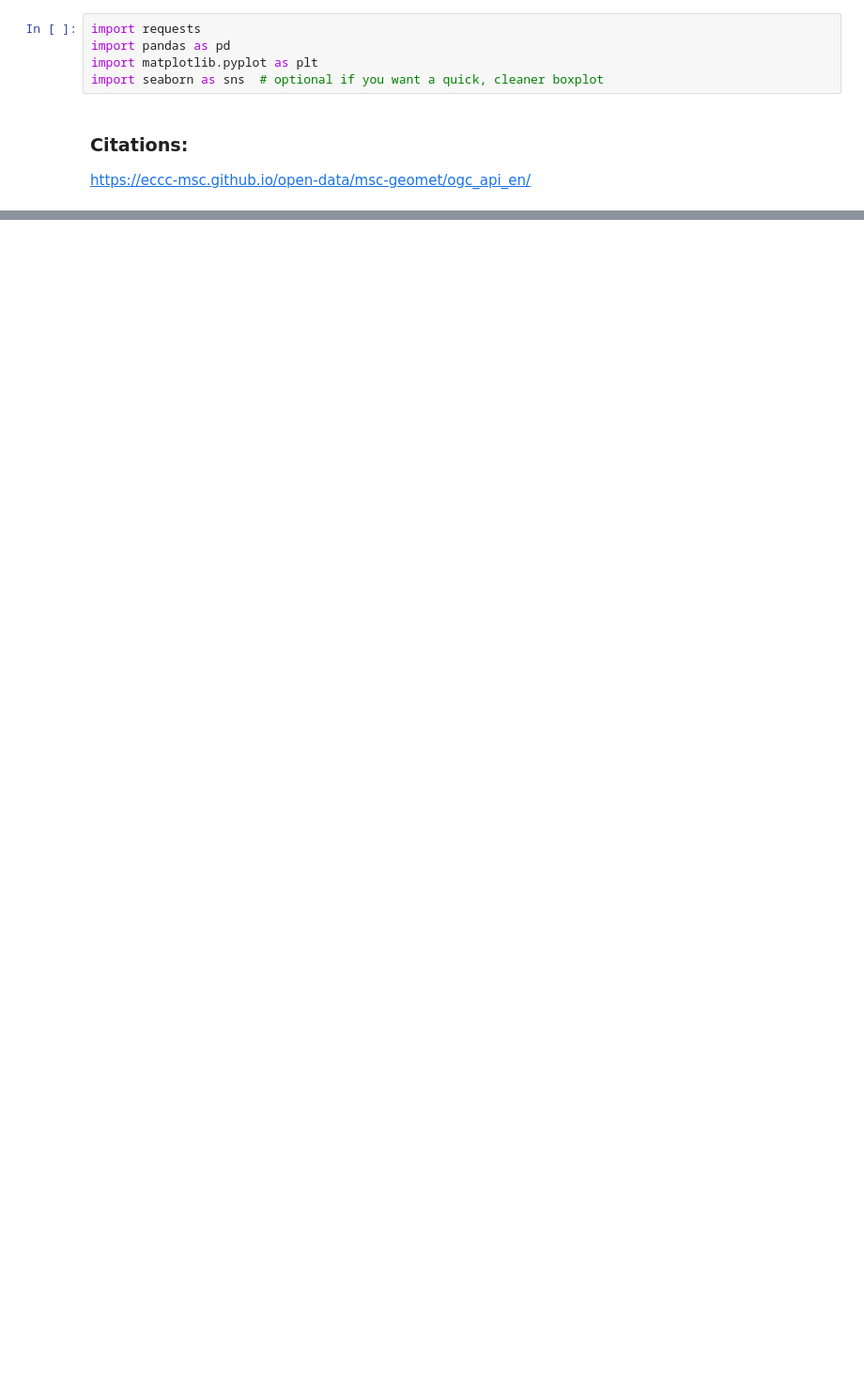
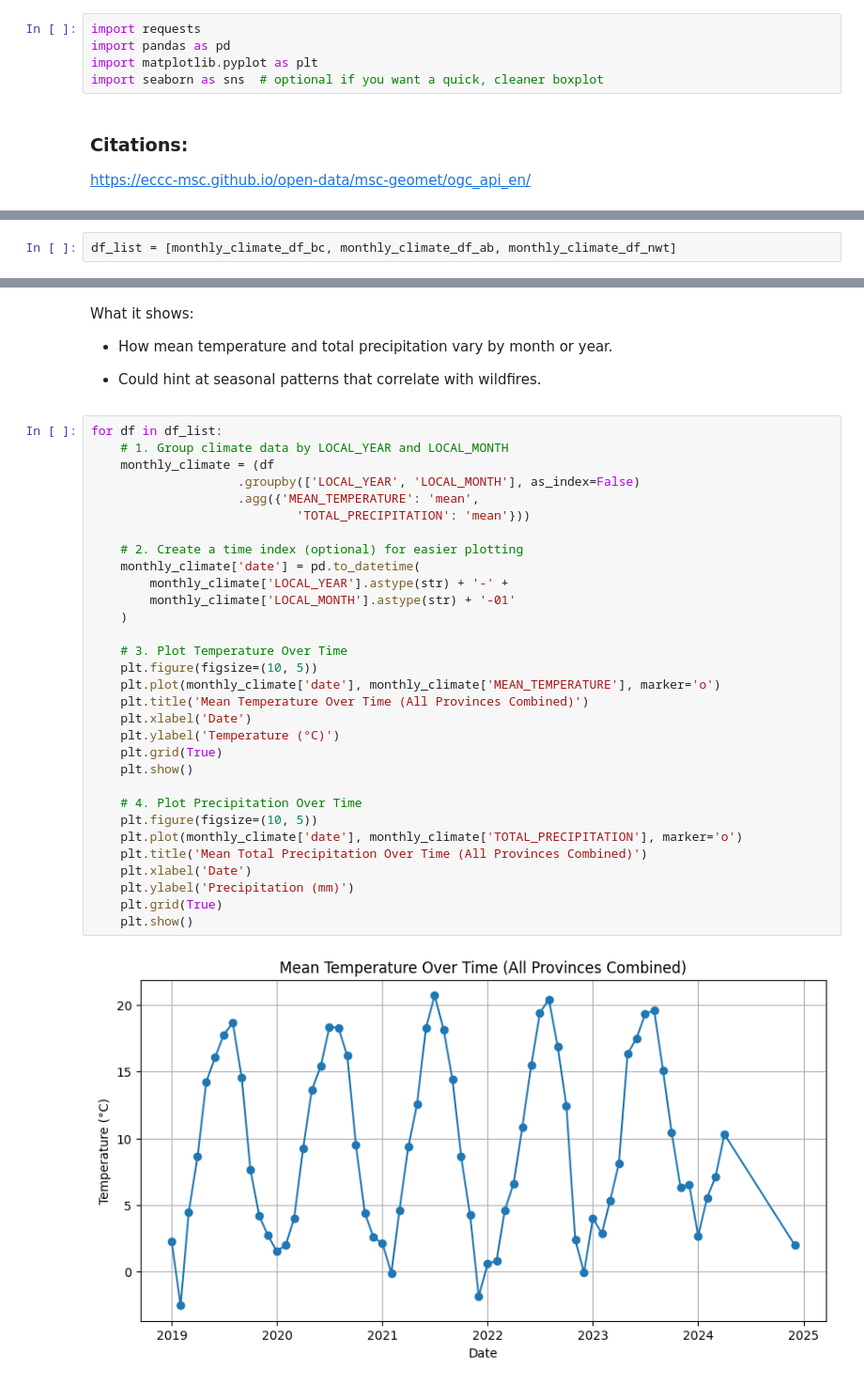
Before and after one commit to aryanballani/orbitx_data, a Jupyter notebook: climate_data.ipynb, the cells around one changed output, grey strips where cells are left out. Shown at 94% size. Drawn from its saved outputs; the diff is of its cells as text; blank space fills up the shorter version.

Commit message:
update data processing scripts for enhanced performance

```diff
--- a/climate_data.ipynb
+++ b/climate_data.ipynb
@@ -63,0 +44,2 @@ memory usage: 2.6+ MB
+# %%
+df_list = [monthly_climate_df_bc, monthly_climate_df_ab, monthly_climate_df_nwt]
@@ -63,0 +48,39 @@ memory usage: 2.6+ MB
+# %% [markdown]
+What it shows:
+
+- How mean temperature and total precipitation vary by month or year.
+
+- Could hint at seasonal patterns that correlate with wildfires.
+# %%
+for df in df_list:
+    # 1. Group climate data by LOCAL_YEAR and LOCAL_MONTH
+    monthly_climate = (df
+                    .groupby(['LOCAL_YEAR', 'LOCAL_MONTH'], as_index=False)
+                    .agg({'MEAN_TEMPERATURE': 'mean',
+                            'TOTAL_PRECIPITATION': 'mean'}))
+
+    # 2. Create a time index (optional) for easier plotting
+    monthly_climate['date'] = pd.to_datetime(
+        monthly_climate['LOCAL_YEAR'].astype(str) + '-' +
+        monthly_climate['LOCAL_MONTH'].astype(str) + '-01'
+    )
+
+    # 3. Plot Temperature Over Time
+    plt.figure(figsize=(10, 5))
+    plt.plot(monthly_climate['date'], monthly_climate['MEAN_TEMPERATURE'], marker='o')
+    plt.title('Mean Temperature Over Time (All Provinces Combined)')
+    plt.xlabel('Date')
+    plt.ylabel('Temperature (°C)')
+    plt.grid(True)
+    plt.show()
+
+    # 4. Plot Precipitation Over Time
+    plt.figure(figsize=(10, 5))
+    plt.plot(monthly_climate['date'], monthly_climate['TOTAL_PRECIPITATION'], marker='o')
+    plt.title('Mean Total Precipitation Over Time (All Provinces Combined)')
+    plt.xlabel('Date')
+    plt.ylabel('Precipitation (mm)')
+    plt.grid(True)
+    plt.show()
+# %% [output]
+[figure, added]
```
Also changed, not shown: parts of 18 cells of this notebook.
